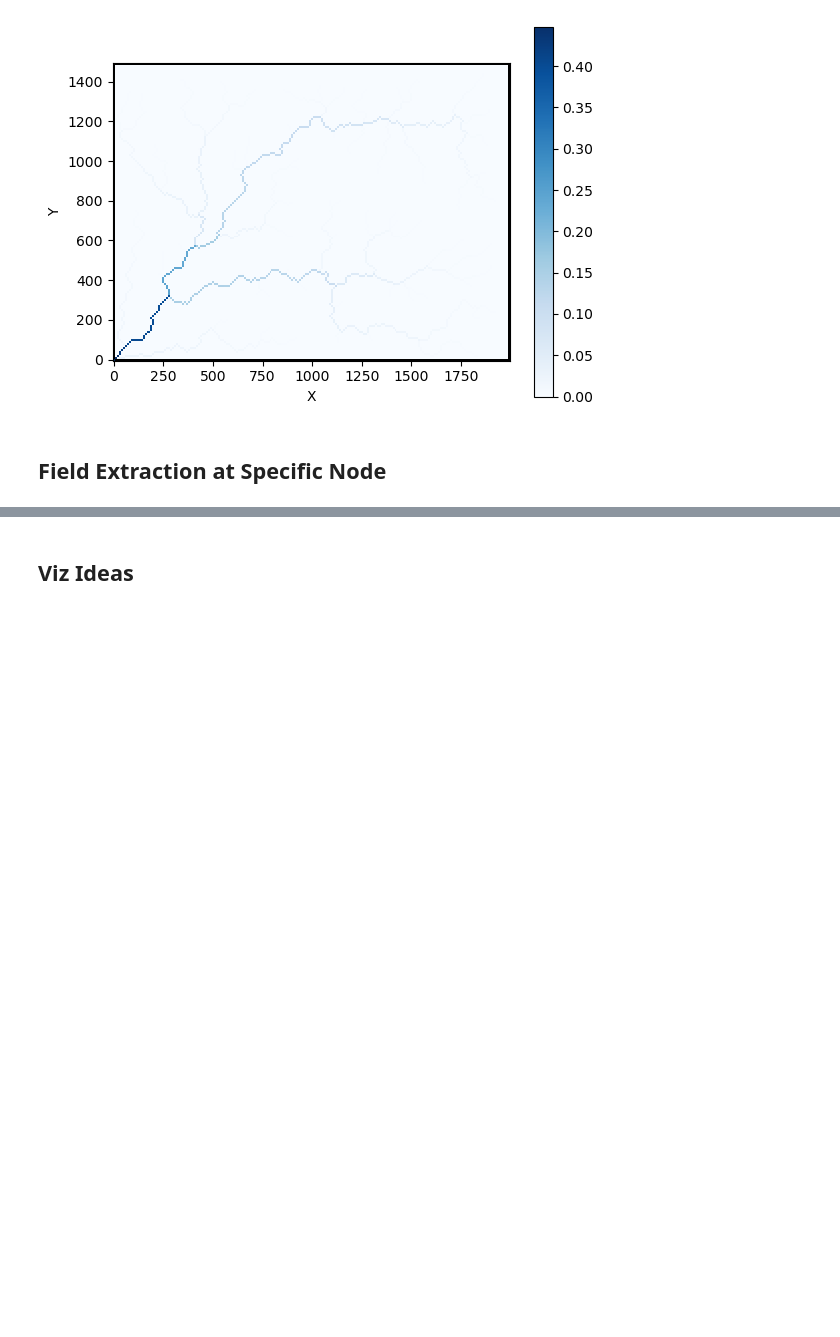
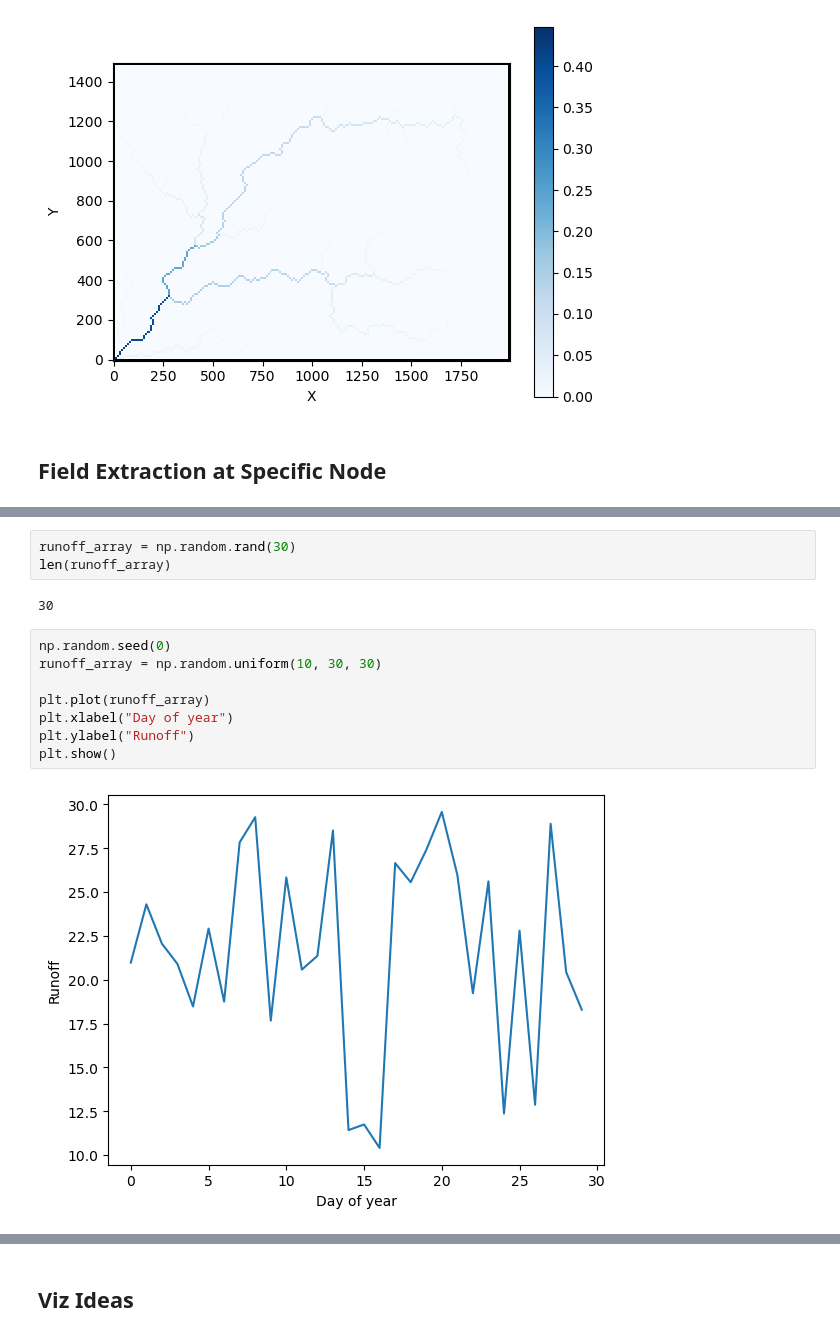
Before and after one commit to csdms-espin/ESPIn_2026_sed_flow, a Jupyter notebook: 00_Grid.ipynb, the cells around one changed output, grey strips where cells are left out. Cells and saved outputs as stored; diff of their text form; blank space fills up the shorter version.

```diff
--- a/00_Grid.ipynb
+++ b/00_Grid.ipynb
@@ -501,0 +513,15 @@ imshow_grid(mg, "sediment__influx", cmap="Blues")
+# %%
+runoff_array = np.random.rand(30)
+len(runoff_array)
+# %% [output]
+30
+# %%
+np.random.seed(0)
+runoff_array = np.random.uniform(10, 30, 30)
+
+plt.plot(runoff_array)
+plt.xlabel("Day of year")
+plt.ylabel("Runoff")
+plt.show()
+# %% [output]
+[figure, added]
```
Also changed, not shown: parts of 25 cells of this notebook.
